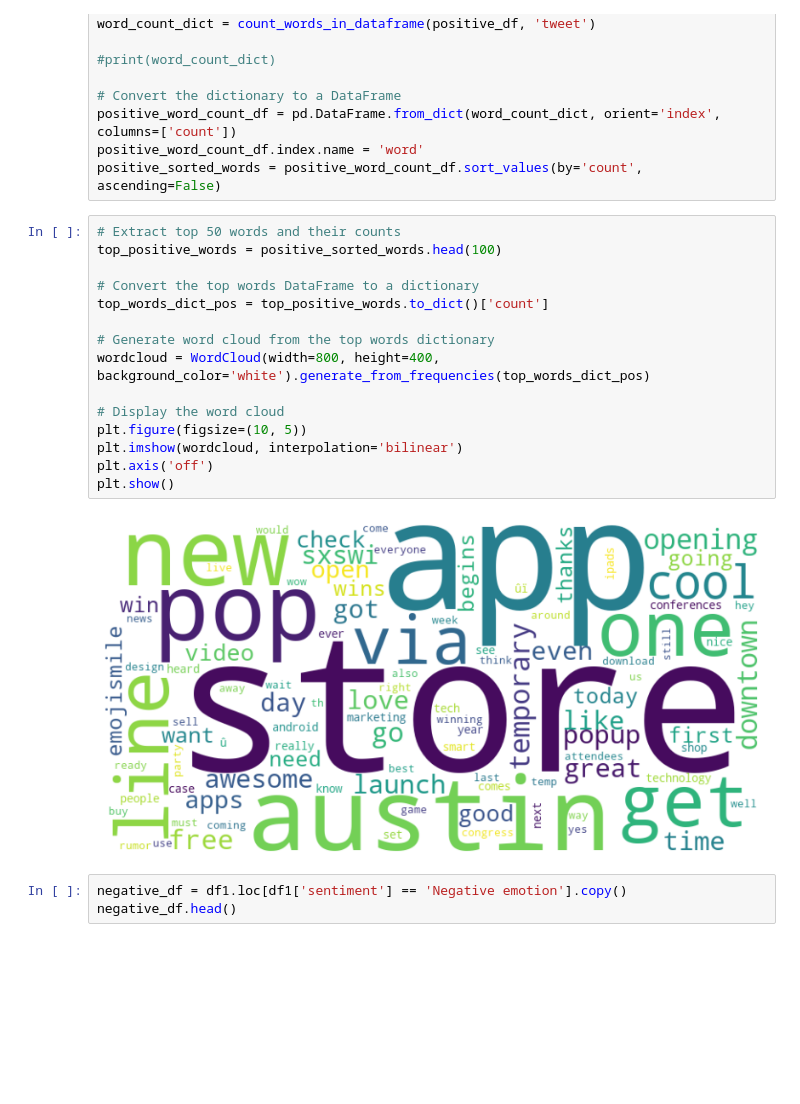
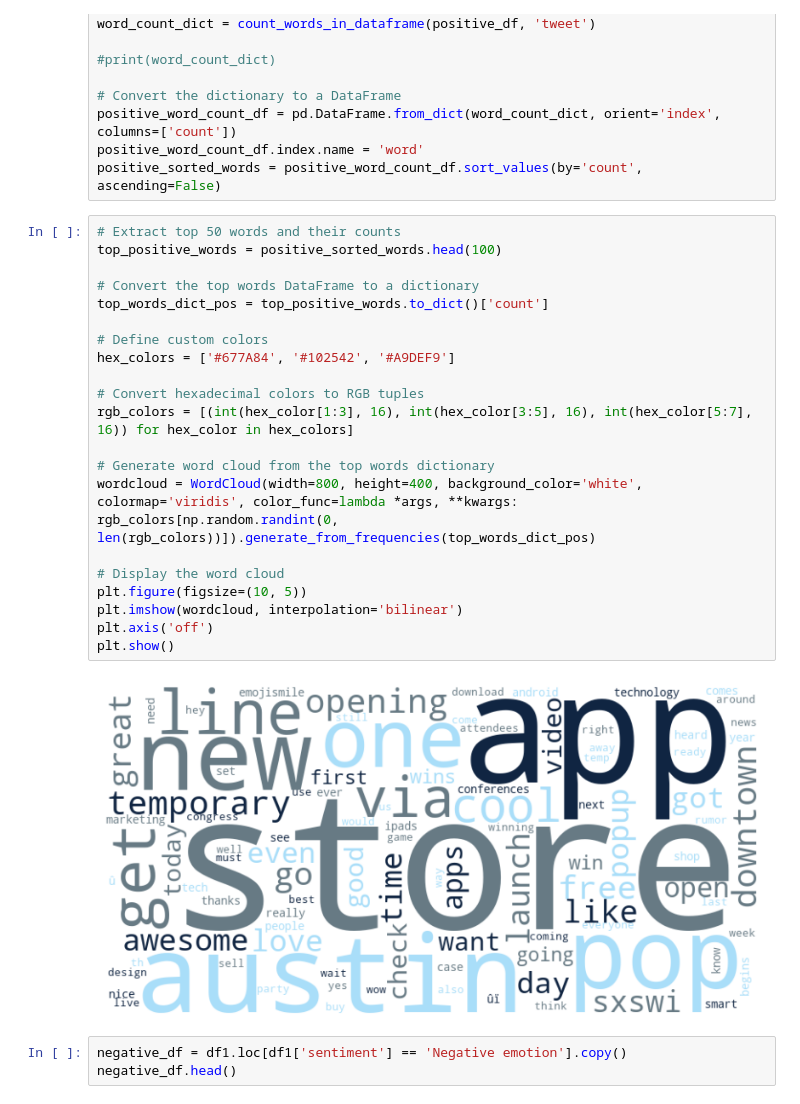
Before and after one commit to alliwar/apple_sentiment_analysis, a Jupyter notebook: alli3.ipynb, the cells around one changed output. Cells and saved outputs as stored; diff of their text form; blank space fills up the shorter version.

Commit message:
updating word cloud colors to match presentation

```diff
--- a/alli3.ipynb
+++ b/alli3.ipynb
@@ -432,20 +453,26 @@ positive_sorted_words = positive_word_count_df.sort_values(by='count', ascending
 # %%
 # Extract top 50 words and their counts
 top_positive_words = positive_sorted_words.head(100)
 
 # Convert the top words DataFrame to a dictionary
 top_words_dict_pos = top_positive_words.to_dict()['count']
 
+# Define custom colors
+hex_colors = ['#677A84', '#102542', '#A9DEF9']
+
+# Convert hexadecimal colors to RGB tuples
+rgb_colors = [(int(hex_color[1:3], 16), int(hex_color[3:5], 16), int(hex_color[5:7], 16)) for hex_color in hex_colors]
+
 # Generate word cloud from the top words dictionary
-wordcloud = WordCloud(width=800, height=400, background_color='white').generate_from_frequencies(top_words_dict_pos)
+wordcloud = WordCloud(width=800, height=400, background_color='white', colormap='viridis', color_func=lambda *args, **kwargs: rgb_colors[np.random.randint(0, len(rgb_colors))]).generate_from_frequencies(top_words_dict_pos)
 
 # Display the word cloud
 plt.figure(figsize=(10, 5))
 plt.imshow(wordcloud, interpolation='bilinear')
 plt.axis('off')
 plt.show()
 # %% [output]
-[figure, old version]
+[figure, new version]
 # %%
 negative_df = df1.loc[df1['sentiment'] == 'Negative emotion'].copy()
 negative_df.head()
```
Also changed, not shown: parts of 2 cells of this notebook.
